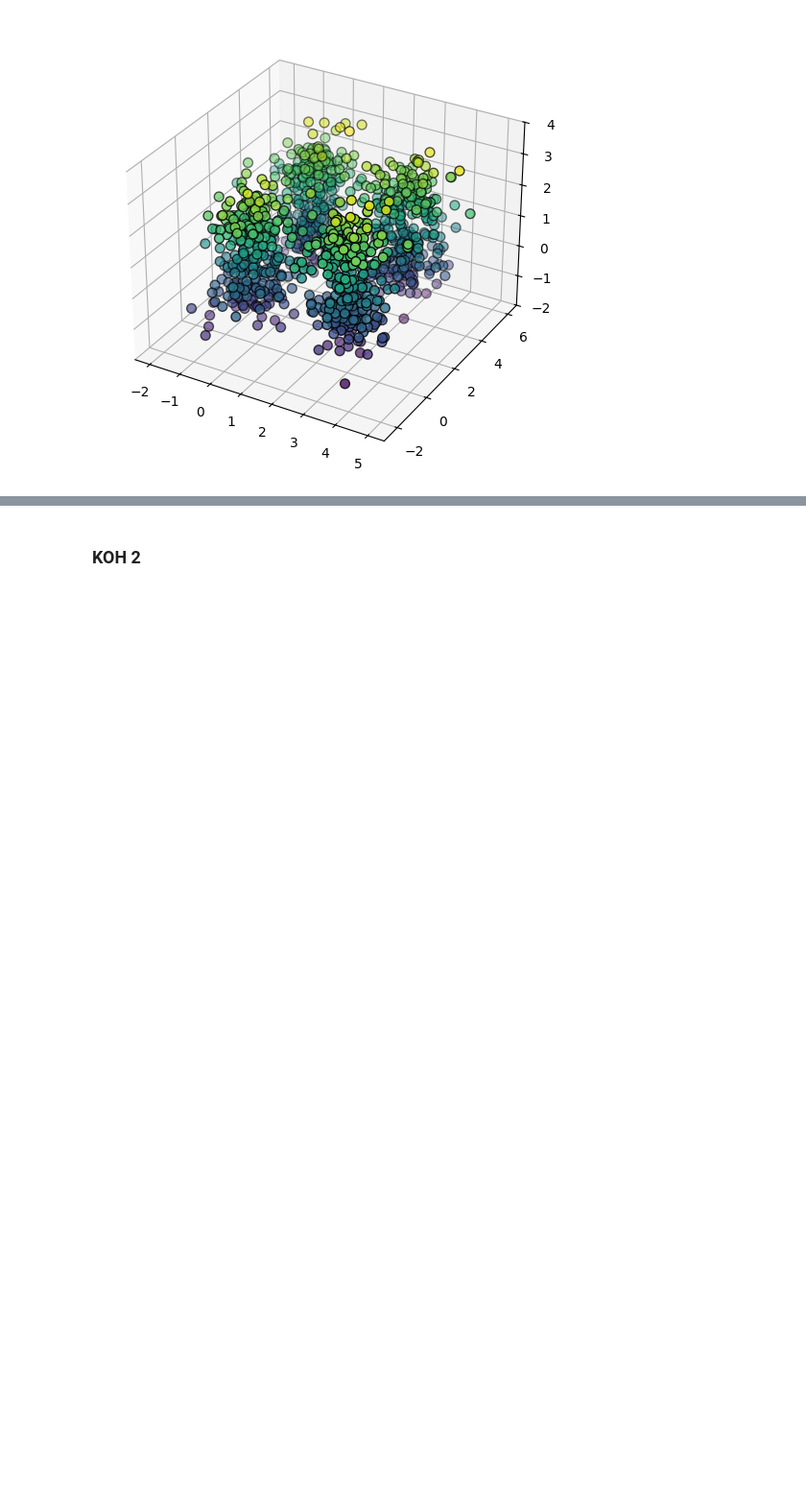
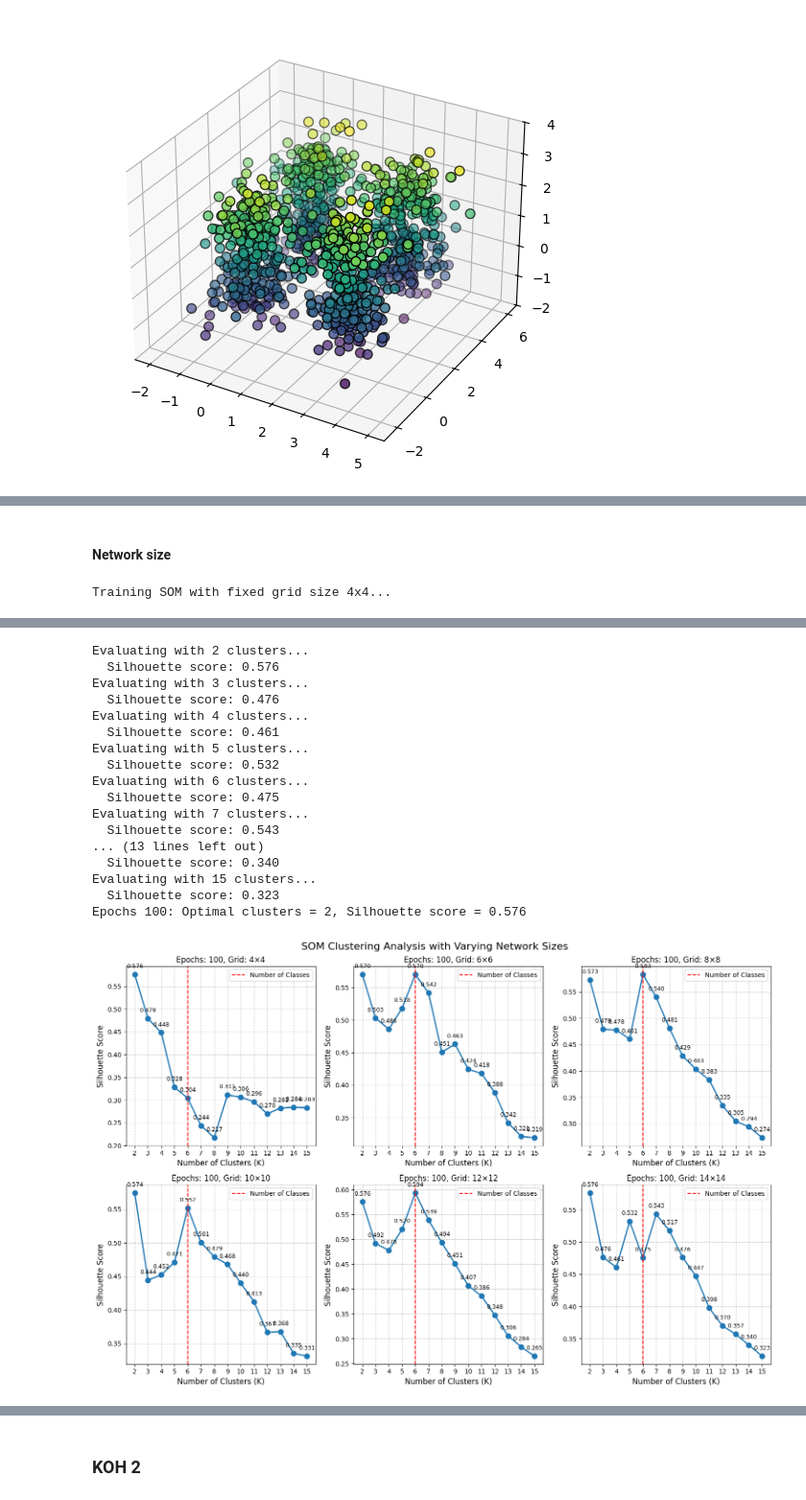
Before and after one commit to CoolMikey/H-_moje-github_sync-studia-Metody-inteligencji-obliczeniowej-w-analizie-danych, a Jupyter notebook: Koh/Koh2.ipynb, the cells around one changed output, grey strips where cells are left out. Shown at 96% size. Drawn from its saved outputs; the diff is of its cells as text; code cells hidden in the pictures; blank space fills up the shorter version.

```diff
--- a/Koh/Koh2.ipynb
+++ b/Koh/Koh2.ipynb
@@ -559,0 +866,55 @@ def analyze_som_clustering(data, labels=None, max_clusters=10, grid_size=(4, 4))
+# %% [markdown]
+#### Network size
+# %%
+data = pd.read_csv(hexagon_path, header=1).values
+classes = data[:, 2]
+data = data[:, :2]
+
+grid_sizes = [(4, 4), (6, 6), (8, 8), (10, 10), (12, 12), (14, 14)]
+unique_classes = len(np.unique(classes))
+
+fig, axes = plt.subplots(2, 3, figsize=(15, 10))
+axes = axes.ravel()
+
+plt.subplots_adjust(hspace=0.4, wspace=0.4)
+fig.suptitle("SOM Clustering Analysis with Varying Network Sizes", fontsize=16)
+
+for idx, grid_size in enumerate(grid_sizes):
+    cluster_sizes, silhouette_scores = analyze_som_clustering(
+        data,
+        max_clusters=15,
+        grid_size=grid_size,
+        epochs=100
+    )
+
+    ax = axes[idx]
+    ax.plot(cluster_sizes, silhouette_scores, marker='o', linestyle='-', linewidth=2, markersize=8)
+    ax.set_xlabel('Number of Clusters (K)', fontsize=12)
+    ax.set_ylabel('Silhouette Score', fontsize=12)
+    ax.set_title(f'Epochs: {epoch_size}, Grid: {grid_size[0]}×{grid_size[1]}', fontsize=12)
+    ax.grid(True, linestyle='--', alpha=0.7)
+    ax.set_xticks(cluster_sizes)
+
+    for i, score in enumerate(silhouette_scores):
+        if not np.isnan(score):
+            ax.annotate(f'{score:.3f}',
+                    (cluster_sizes[i], score),
+                    textcoords="offset points",
+                    xytext=(0, 10),
+                    ha='center',
+                    fontsize=9)
+
+    ax.axvline(x=unique_classes, color='r', linestyle='--', label='Number of Classes')
+    ax.legend()
+
+    valid_scores = [(k, score) for k, score in zip(cluster_sizes, silhouette_scores) if not np.isnan(score)]
+    if valid_scores:
+        best_k, best_score = max(valid_scores, key=lambda x: x[1])
+        print(f"Epochs {epoch_size}: Optimal clusters = {best_k}, Silhouette score = {best_score:.3f}")
+    else:
+        print(f"Epochs {epoch_size}: No valid silhouette scores found")
+
+plt.tight_layout()
+plt.show()
+# %% [output]
+Training SOM with fixed grid size 4x4...
@@ -559,0 +1006,18 @@ def analyze_som_clustering(data, labels=None, max_clusters=10, grid_size=(4, 4))
+Evaluating with 2 clusters...
+  Silhouette score: 0.576
+Evaluating with 3 clusters...
+  Silhouette score: 0.476
+Evaluating with 4 clusters...
+  Silhouette score: 0.461
+Evaluating with 5 clusters...
+  Silhouette score: 0.532
+Evaluating with 6 clusters...
+  Silhouette score: 0.475
+Evaluating with 7 clusters...
+  Silhouette score: 0.543
+... (13 lines left out)
+  Silhouette score: 0.340
+Evaluating with 15 clusters...
+  Silhouette score: 0.323
+Epochs 100: Optimal clusters = 2, Silhouette score = 0.576
+[figure, added]
```
Also changed, not shown: parts of 36 cells of this notebook, 10 other files.
